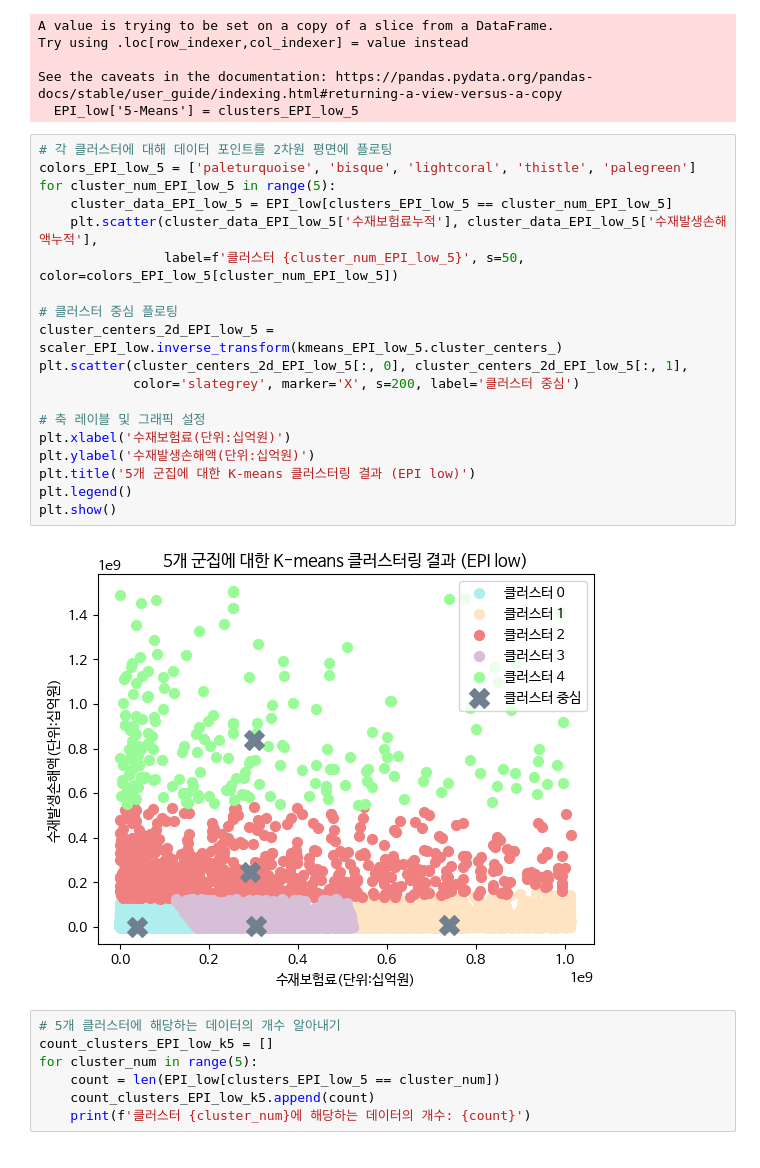
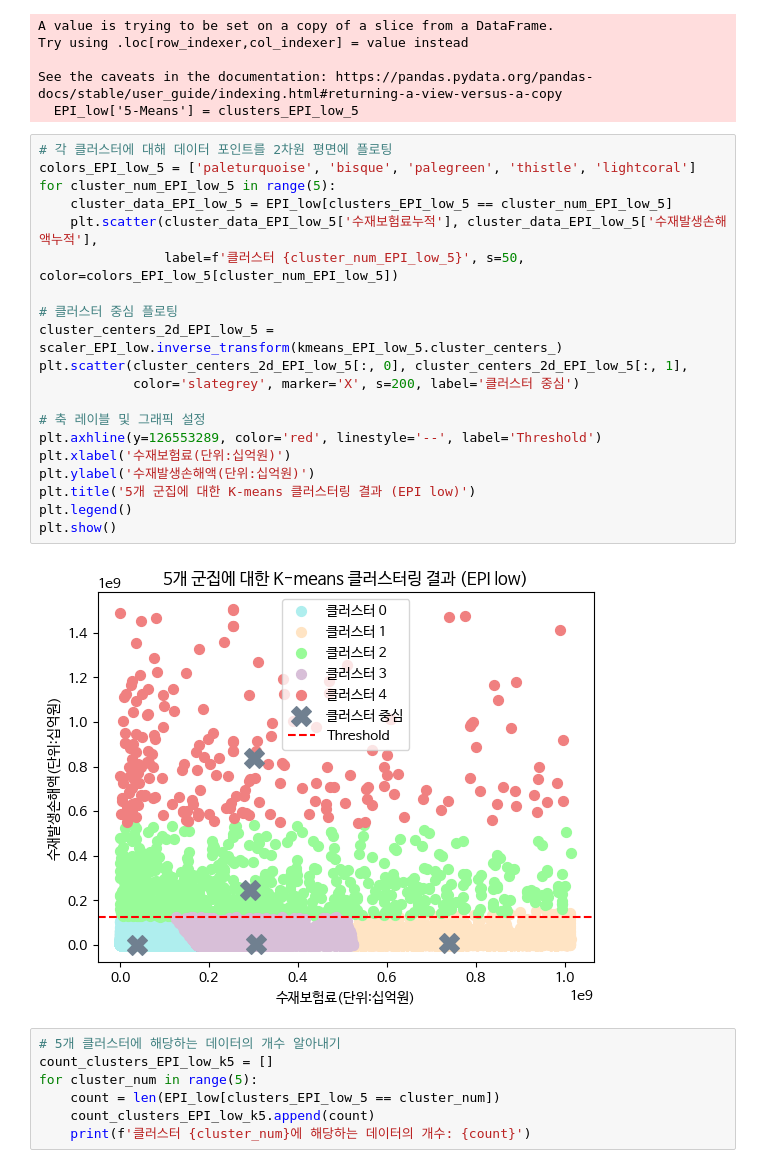
Before and after one commit to HyemiGu/ESC-22WINTER, a Jupyter notebook: 국내비재물LL클러스터링.ipynb, the cells around one changed output. Saved outputs shown, nothing was run; the diff lists cells and outputs as text.

```diff
--- a/국내비재물LL클러스터링.ipynb
+++ b/국내비재물LL클러스터링.ipynb
@@ -476,25 +476,26 @@ See the caveats in the documentation: https://pandas.pydata.org/pandas-docs/stab
   EPI_low['5-Means'] = clusters_EPI_low_5
 # %%
 # 각 클러스터에 대해 데이터 포인트를 2차원 평면에 플로팅
-colors_EPI_low_5 = ['paleturquoise', 'bisque', 'lightcoral', 'thistle', 'palegreen']
+colors_EPI_low_5 = ['paleturquoise', 'bisque', 'palegreen', 'thistle', 'lightcoral']
 for cluster_num_EPI_low_5 in range(5):
     cluster_data_EPI_low_5 = EPI_low[clusters_EPI_low_5 == cluster_num_EPI_low_5]
     plt.scatter(cluster_data_EPI_low_5['수재보험료누적'], cluster_data_EPI_low_5['수재발생손해액누적'],
                 label=f'클러스터 {cluster_num_EPI_low_5}', s=50, color=colors_EPI_low_5[cluster_num_EPI_low_5])
 
 # 클러스터 중심 플로팅
 cluster_centers_2d_EPI_low_5 = scaler_EPI_low.inverse_transform(kmeans_EPI_low_5.cluster_centers_)
 plt.scatter(cluster_centers_2d_EPI_low_5[:, 0], cluster_centers_2d_EPI_low_5[:, 1],
             color='slategrey', marker='X', s=200, label='클러스터 중심')
 
 # 축 레이블 및 그래픽 설정
+plt.axhline(y=126553289, color='red', linestyle='--', label='Threshold')
 plt.xlabel('수재보험료(단위:십억원)')
 plt.ylabel('수재발생손해액(단위:십억원)')
 plt.title('5개 군집에 대한 K-means 클러스터링 결과 (EPI low)')
 plt.legend()
 plt.show()
 # %% [output]
-[figure, old version]
+[figure, new version]
 # %%
 # 5개 클러스터에 해당하는 데이터의 개수 알아내기
 count_clusters_EPI_low_k5 = []
```
Also changed, not shown: parts of 25 cells of this notebook.
